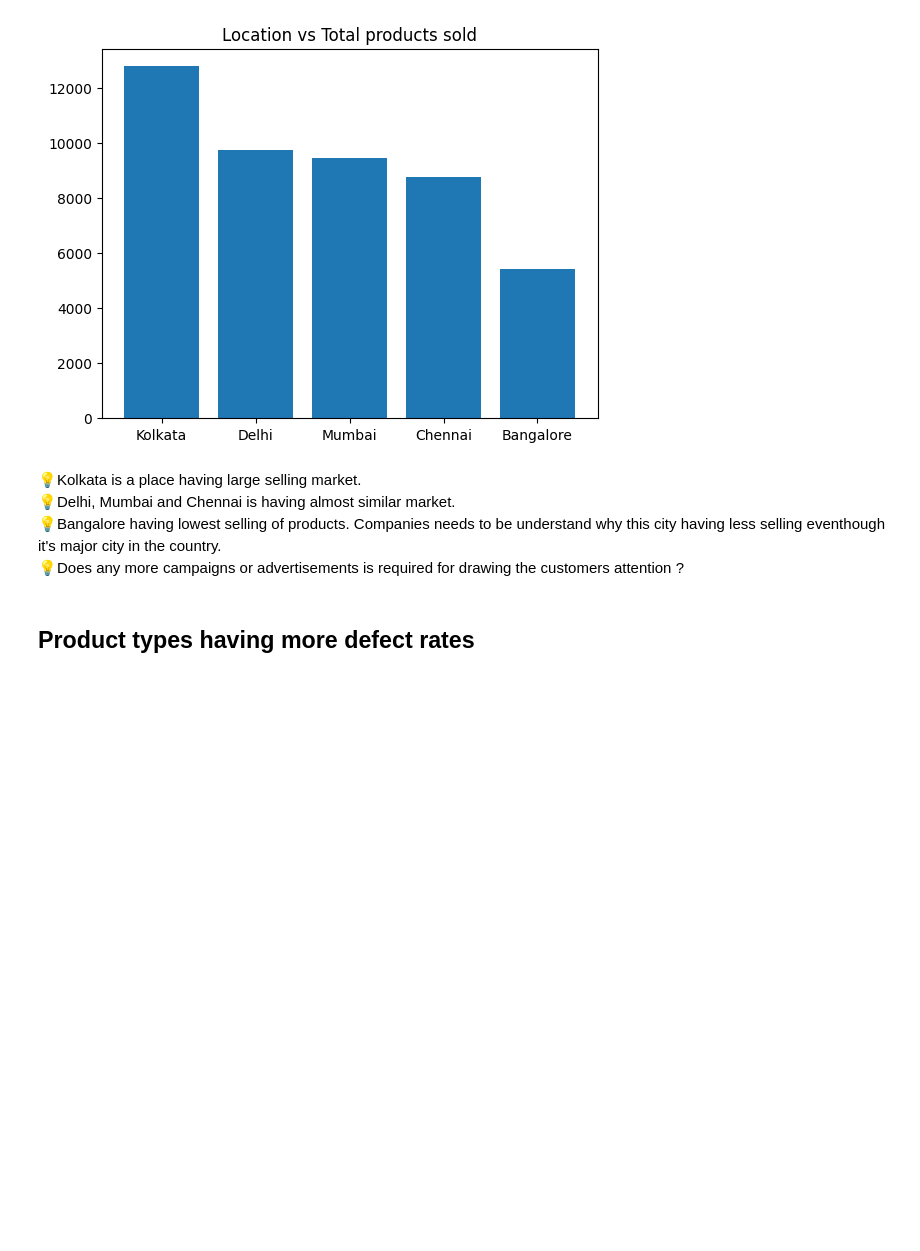
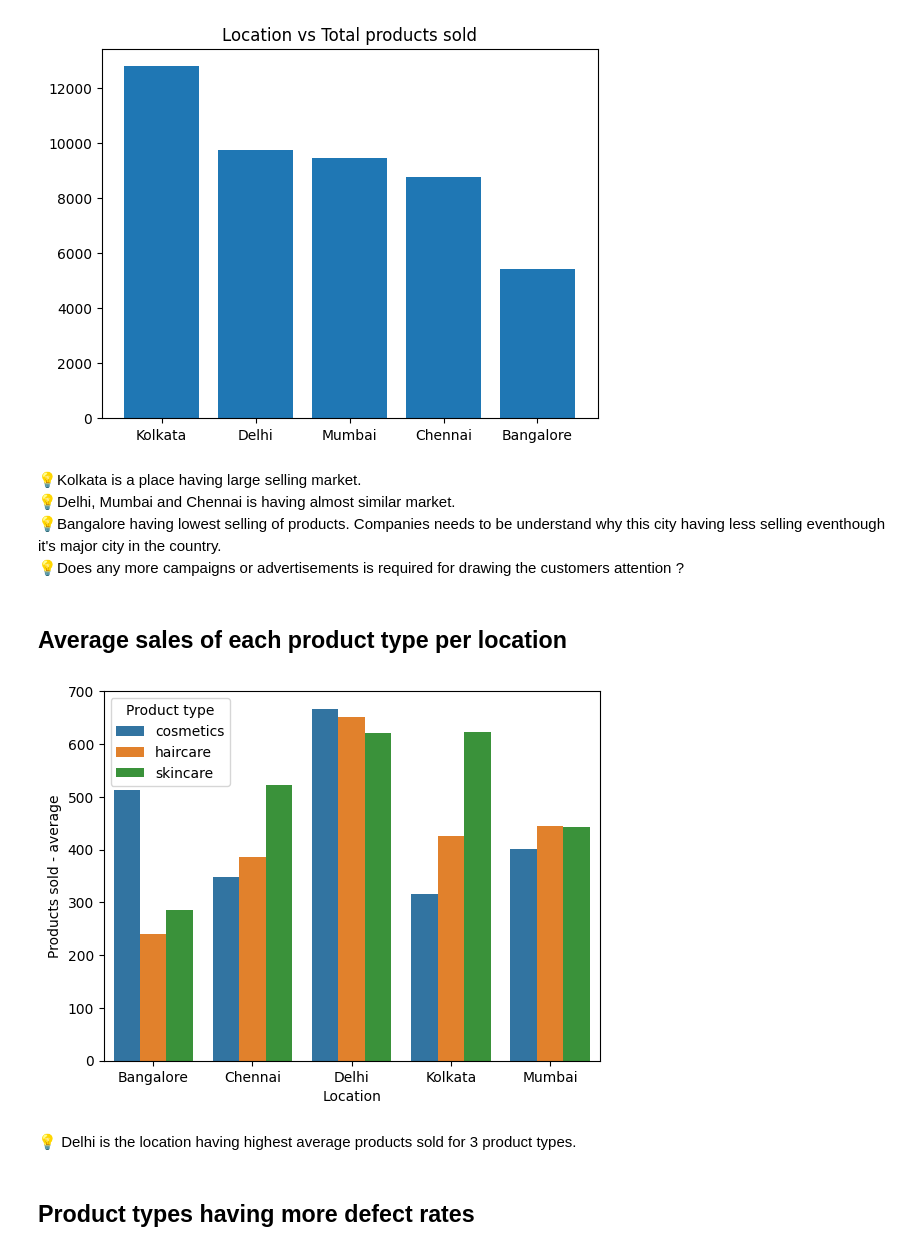
Before and after one commit to ajithcl/SupplyChainAnalysis, a Jupyter notebook: SupplyChain.ipynb, the cells around one changed output. Saved outputs shown, nothing was run; the diff lists cells and outputs as text; code cells hidden in the pictures; blank space fills up the shorter version.

```diff
--- a/SupplyChain.ipynb
+++ b/SupplyChain.ipynb
@@ -528,6 +538,30 @@ plt.title("Location vs Total products sold");
 💡Delhi, Mumbai and Chennai is having almost similar market.<br>
 💡Bangalore having lowest selling of products. Companies needs to be understand why this city having less selling eventhough it's major city in the country. <br>
 💡Does any more campaigns or advertisements is required for drawing the customers attention ?
+# %% [markdown]
+## Average sales of each product type per location
+# %%
+# Create seperate data frame with product type, number of products sold and location
+df_product_type_location = df_input[["Product type","Location", "Number of products sold"]].copy()
+
+# Find the mean value of 'Number of Products sold'
+df_product_type_location = df_product_type_location.groupby(["Location","Product type"]).mean()
+
+# Rename the mean value column
+df_product_type_location.rename({"Number of products sold":"Products sold - average"},axis = 1, inplace=True)
+
+# Reset the index
+df_product_type_location.reset_index(inplace=True)
+
+#Draw the bar graph
+sns.barplot(data=df_product_type_location,
+            x="Location",
+            y="Products sold - average",
+            hue="Product type");
+# %% [output]
+[figure, added]
+# %% [markdown]
+💡 Delhi is the location having highest average products sold for 3 product types.
 # %% [markdown]
 ## Product types having more defect rates
 # %%
```
Also changed, not shown: parts of 11 cells of this notebook, 1 other file.
